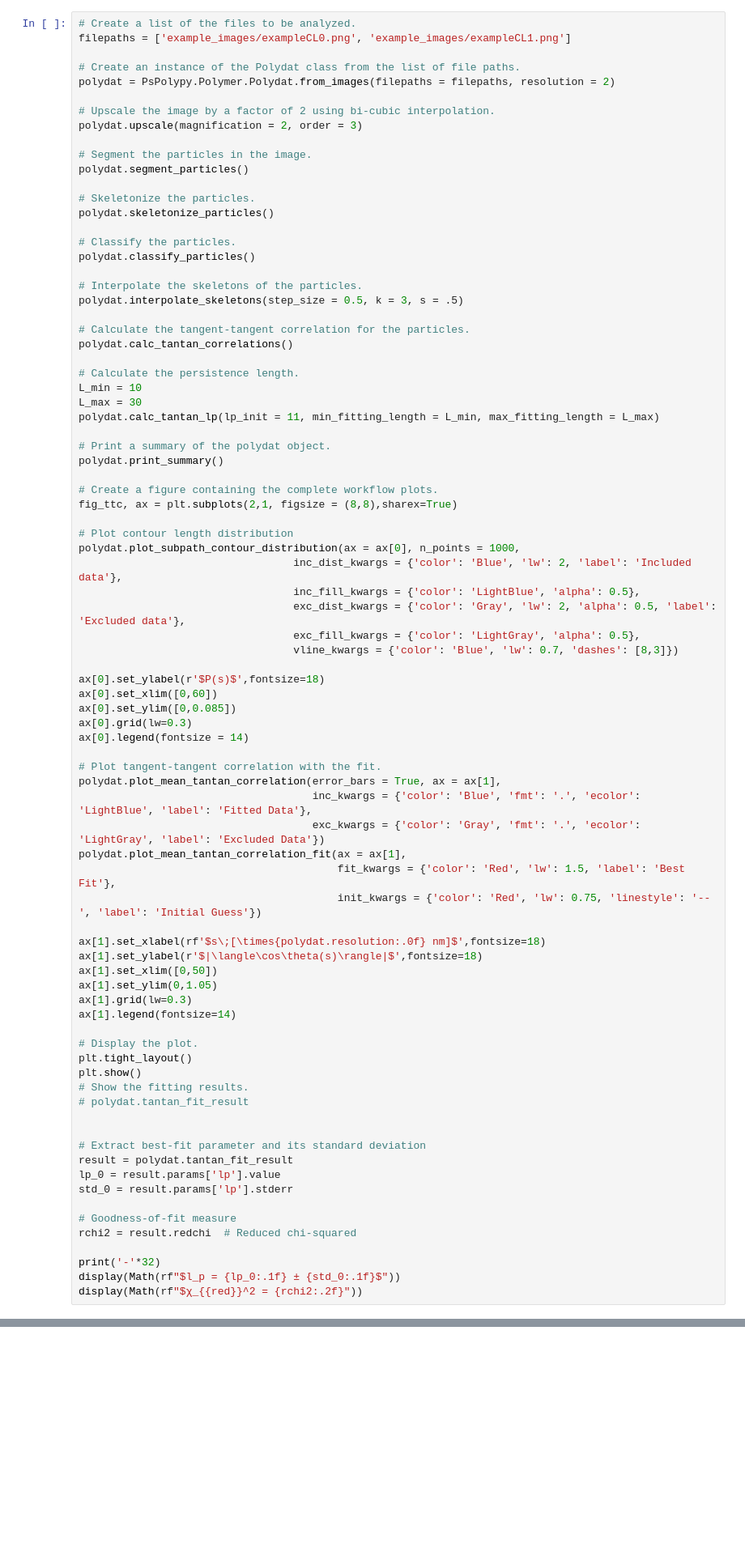
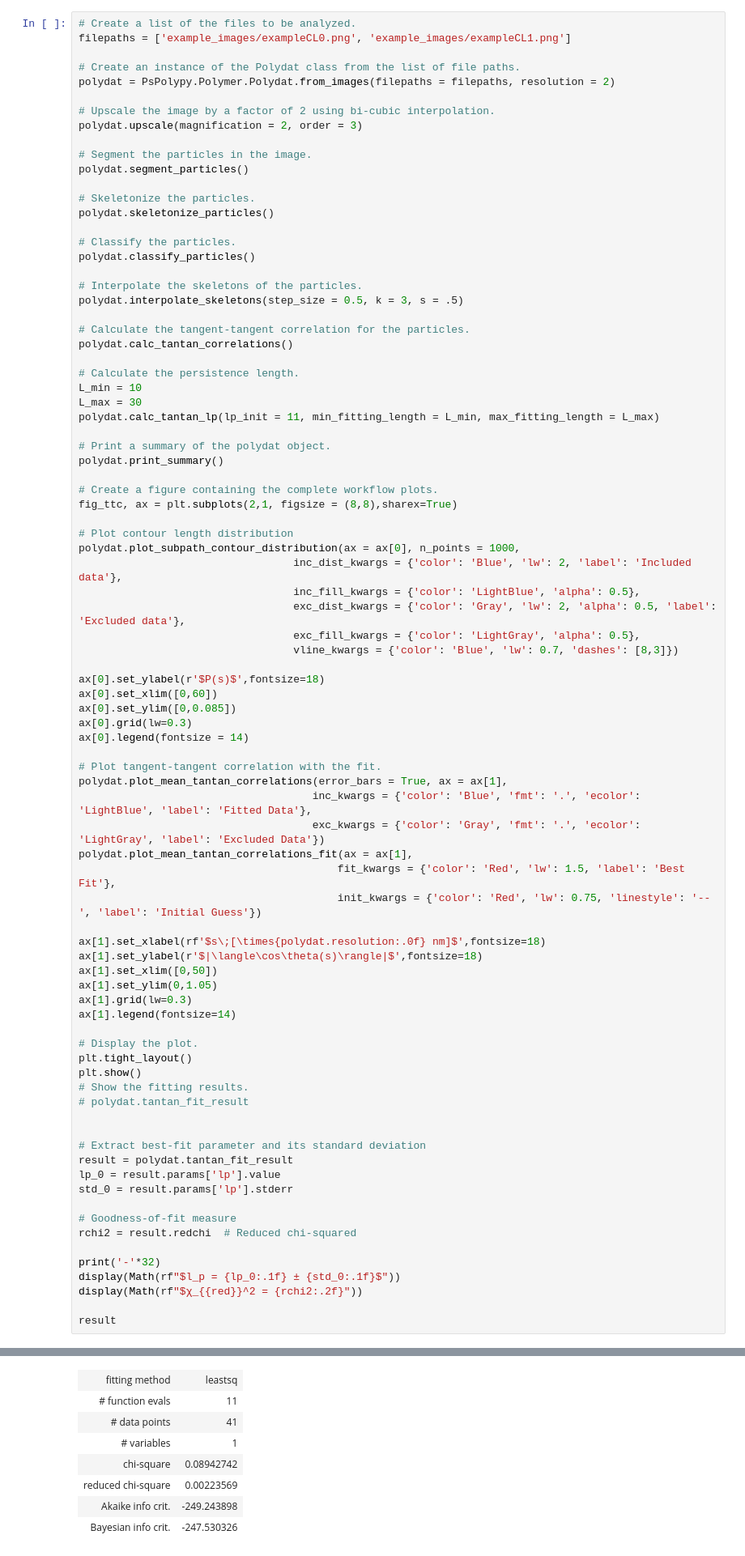
Before and after one commit to KingGavinM/PsPolypy, a Jupyter notebook: tutorials/PsPolypy-Tutorial.ipynb, the cells around one changed output, grey strips where cells are left out. Shown at 81% size. Cells and saved outputs as stored; diff of their text form; blank space fills up the shorter version.

```diff
--- a/tutorials/PsPolypy-Tutorial.ipynb
+++ b/tutorials/PsPolypy-Tutorial.ipynb
@@ -601,10 +589,10 @@ ax[0].grid(lw=0.3)
 ax[0].legend(fontsize = 14)
 
 # Plot tangent-tangent correlation with the fit.
-polydat.plot_mean_tantan_correlation(error_bars = True, ax = ax[1],
+polydat.plot_mean_tantan_correlations(error_bars = True, ax = ax[1],
                                      inc_kwargs = {'color': 'Blue', 'fmt': '.', 'ecolor': 'LightBlue', 'label': 'Fitted Data'},
                                      exc_kwargs = {'color': 'Gray', 'fmt': '.', 'ecolor': 'LightGray', 'label': 'Excluded Data'})
-polydat.plot_mean_tantan_correlation_fit(ax = ax[1],
+polydat.plot_mean_tantan_correlations_fit(ax = ax[1],
                                          fit_kwargs = {'color': 'Red', 'lw': 1.5, 'label': 'Best Fit'},
                                          init_kwargs = {'color': 'Red', 'lw': 0.75, 'linestyle': '--', 'label': 'Initial Guess'})
 
@@ -633,6 +621,8 @@ rchi2 = result.redchi  # Reduced chi-squared
 print('-'*32)
 display(Math(rf"$l_p = {lp_0:.1f} ± {std_0:.1f}$"))
 display(Math(rf"$χ_{{red}}^2 = {rchi2:.2f}"))
+
+result
 # %% [output]
 Polymer Data Summary
 ----------------------------------------------------------------
@@ -657,0 +650,8 @@ $\displaystyle χ_{red}^2 = 0.00$
+| fitting method | leastsq |
+| # function evals | 11 |
+| # data points | 41 |
+| # variables | 1 |
+| chi-square | 0.08942742 |
+| reduced chi-square | 0.00223569 |
+| Akaike info crit. | -249.243898 |
+| Bayesian info crit. | -247.530326 |
```
Also changed, not shown: parts of 6 cells of this notebook, 1 other file.
